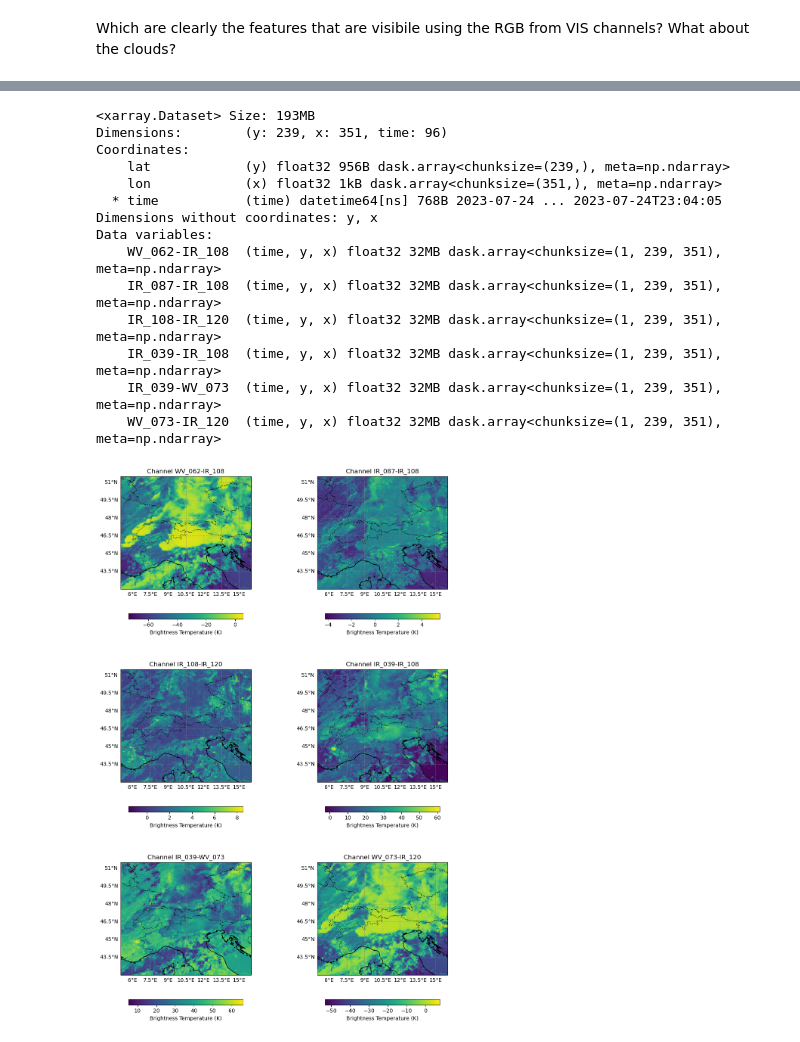
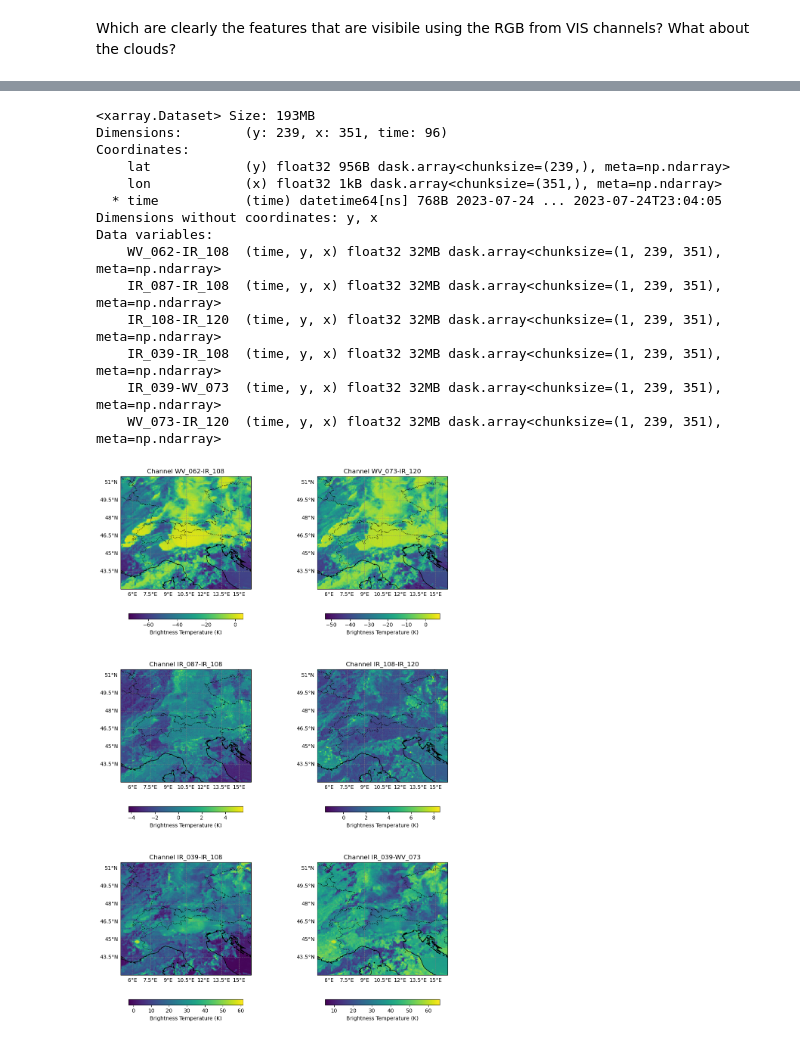
Before and after one commit to EXPATS-IDEAS4S/MSG-SEVIRI, a Jupyter notebook: exercises/trento_ex1_sol.ipynb, the cells around one changed output, grey strips where cells are left out. Drawn from its saved outputs; the diff is of its cells as text; code cells hidden in the pictures.

Commit message:
Trento ex channel diff

```diff
--- a/exercises/trento_ex1_sol.ipynb
+++ b/exercises/trento_ex1_sol.ipynb
@@ -511,9 +494,7 @@ combinations_ds['WV_073-IR_120'] = ds['WV_073'] - ds['IR_120']
 print(combinations_ds)
 
 #plot each combination
-channels = ['WV_062-IR_108','IR_087-IR_108', 'IR_108-IR_120', 'IR_039-IR_108' , 'IR_039-WV_073', 'WV_073-IR_120']
-channels_unit = [ 'Brightness Temperature (K)', 'Brightness Temperature (K)', 'Brightness Temperature (K)', 'Brightness Temperature (K)', 'Brightness Temperature (K)','Brightness Temperature (K)']
-channels_cmaps = ['viridis','viridis','viridis','viridis','viridis','viridis']
+channels = ['WV_062-IR_108','WV_073-IR_120','IR_087-IR_108', 'IR_108-IR_120', 'IR_039-IR_108' , 'IR_039-WV_073' ]
 extent = lon_min, lon_max, lat_min, lat_max = 5., 16., 42., 51.5
 
 # Select a timestamp
@@ -522,32 +503,32 @@ data_ss = combinations_ds.isel(time=50)
 # Define a Figure
 num_rows = 3
 num_cols = 2
 fig, axs = plt.subplots(num_rows, num_cols, figsize=(10, 15), subplot_kw={'projection': ccrs.PlateCarree()})
 axs = axs.flatten()
 
 # Plot each channel
 for i, channel in enumerate(channels):
-    plot_single_map(data_ss, extent, channel,axs[i],channels_unit[i],channels_cmaps[i])
+    plot_single_map(data_ss, extent, channel,axs[i],'Brightness Temperature (K)','viridis')
 
 # Adjust layout
 plt.tight_layout()
 fig.subplots_adjust(hspace=0.2, wspace=0.2)
 
 # Show plot
 plt.show()
 # %% [output]
 <xarray.Dataset> Size: 193MB
 Dimensions:        (y: 239, x: 351, time: 96)
 Coordinates:
     lat            (y) float32 956B dask.array<chunksize=(239,), meta=np.ndarray>
     lon            (x) float32 1kB dask.array<chunksize=(351,), meta=np.ndarray>
   * time           (time) datetime64[ns] 768B 2023-07-24 ... 2023-07-24T23:04:05
 Dimensions without coordinates: y, x
 Data variables:
     WV_062-IR_108  (time, y, x) float32 32MB dask.array<chunksize=(1, 239, 351), meta=np.ndarray>
     IR_087-IR_108  (time, y, x) float32 32MB dask.array<chunksize=(1, 239, 351), meta=np.ndarray>
     IR_108-IR_120  (time, y, x) float32 32MB dask.array<chunksize=(1, 239, 351), meta=np.ndarray>
     IR_039-IR_108  (time, y, x) float32 32MB dask.array<chunksize=(1, 239, 351), meta=np.ndarray>
     IR_039-WV_073  (time, y, x) float32 32MB dask.array<chunksize=(1, 239, 351), meta=np.ndarray>
     WV_073-IR_120  (time, y, x) float32 32MB dask.array<chunksize=(1, 239, 351), meta=np.ndarray>
-[figure, old version]
+[figure, new version]
```
Also changed, not shown: parts of 11 cells of this notebook.
